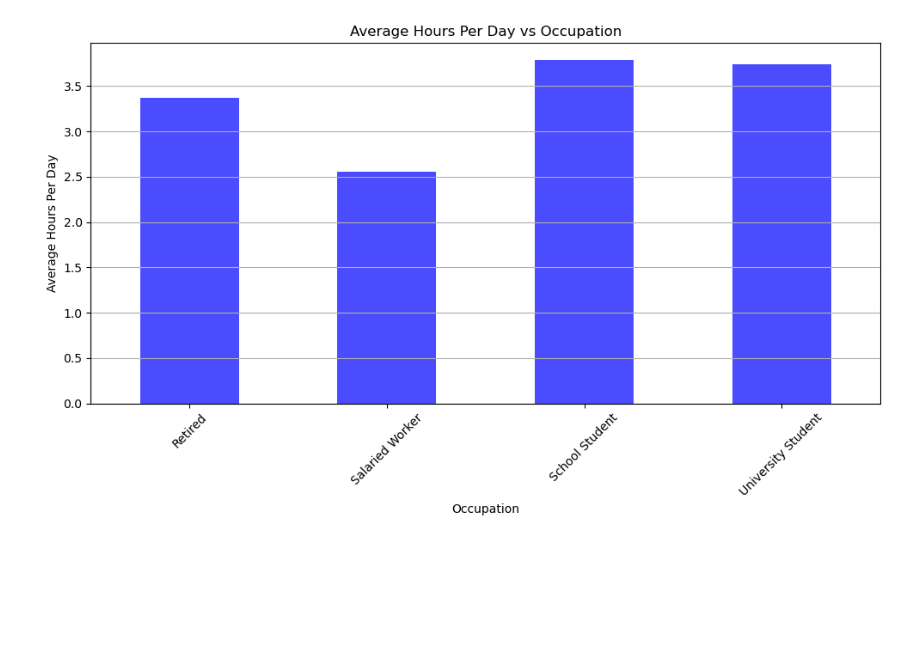
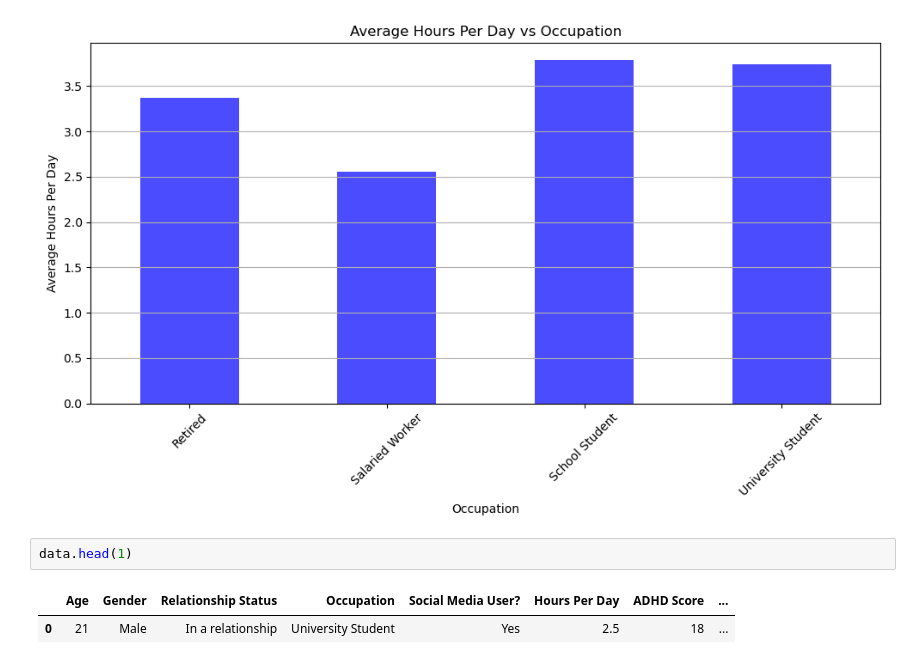
Before and after one commit to serenahinton/Social-Media-and-Mental-Health-Analysis-Project, a Jupyter notebook: social-media-analysis.ipynb, the cells around one changed output. Cells and saved outputs as stored; diff of their text form; blank space fills up the shorter version.

Commit message:
Kaggle Notebook | Social Media Analysis | Version 21

```diff
--- a/social-media-analysis.ipynb
+++ b/social-media-analysis.ipynb
@@ -1279,3 +1227,8 @@ SN, MS        3.464744
 SN, MS, DF    3.554545
 Name: Hours Per Day, dtype: float64
 [figure]
+# %%
+data.head(1)
+# %% [output]
+|  | Age | Gender | Relationship Status | Occupation | Social Media User? | Hours Per Day | ADHD Score | ... |
+| 0 | 21 | Male | In a relationship | University Student | Yes | 2.5 | 18 | ... |
```
Also changed, not shown: parts of 14 cells of this notebook.
